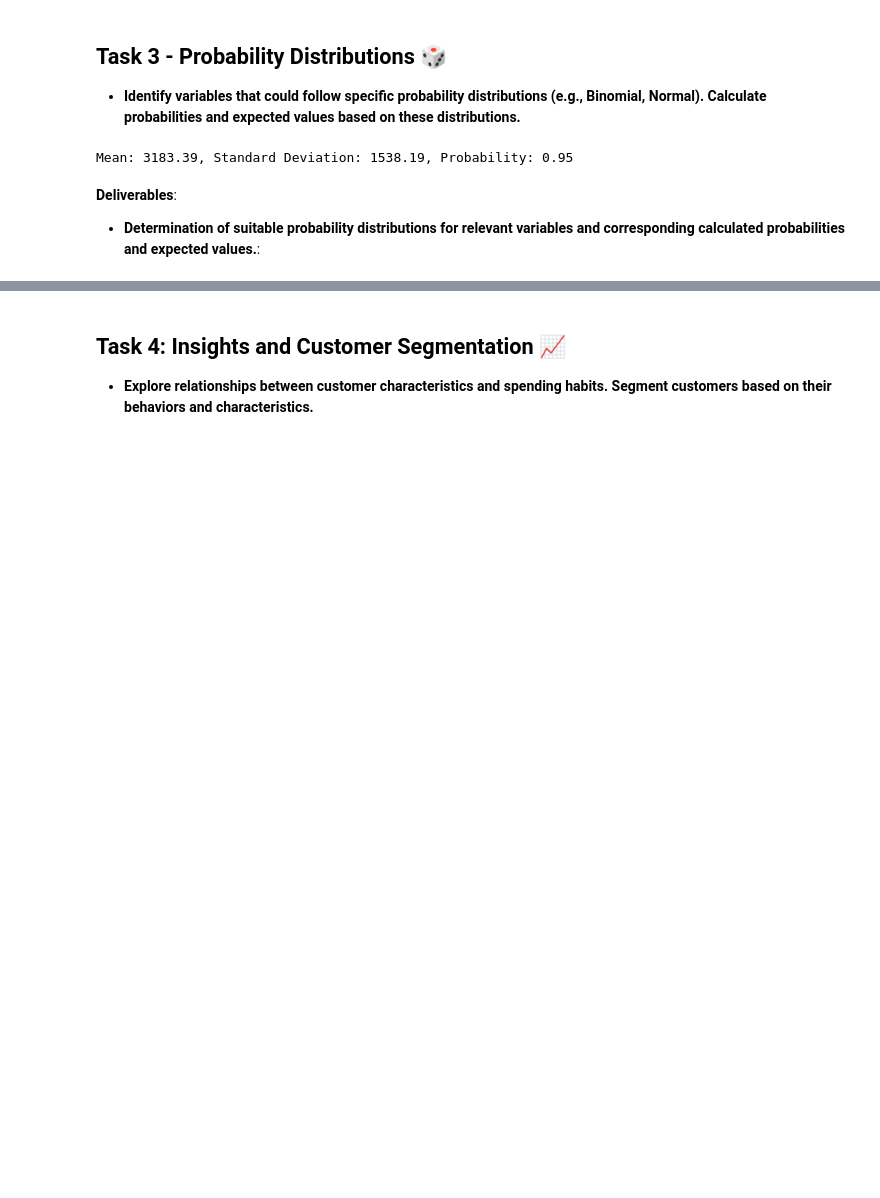
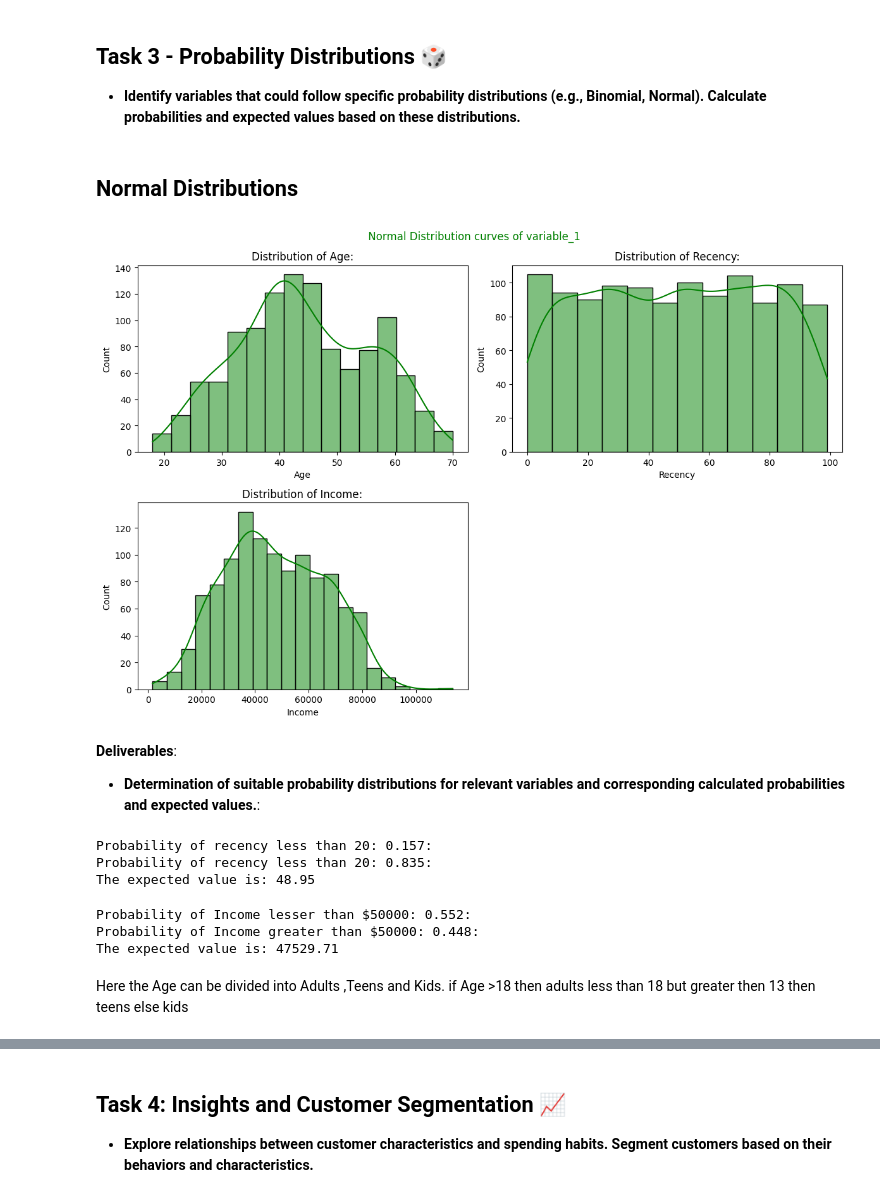
Before and after one commit to Tilak46-R/-Customer-Purchase-Behavior-Analysis-using-Descriptive-Statistics, a Jupyter notebook: Tilak_Assignment_of_Applied_Statistics_Project.ipynb, the cells around one changed output, grey strips where cells are left out. Cells and saved outputs as stored; diff of their text form; code cells hidden in the pictures; blank space fills up the shorter version.

```diff
--- a/Tilak_Assignment_of_Applied_Statistics_Project.ipynb
+++ b/Tilak_Assignment_of_Applied_Statistics_Project.ipynb
@@ -575,16 +552,30 @@ dtype: float64
 ## Task 3 - Probability Distributions 🎲
 
 - **Identify variables that could follow specific probability distributions (e.g., Binomial, Normal). Calculate probabilities and expected values based on these distributions.**
-# %%
-import numpy as np
-import scipy.stats as stats
-
-mean_value = new_data.mean().mean()
-std = new_data.std().mean()
-prob = stats.norm.cdf(2) - stats.norm.cdf(-2)
-print(f"Mean: {mean_value:.2f}, Standard Deviation: {std:.2f}, Probability: {prob:.2f}")
-# %% [output]
-Mean: 3183.39, Standard Deviation: 1538.19, Probability: 0.95
+# %% [markdown]
+## **Normal Distributions**
+# %%
+import numpy as np
+import scipy.stats as stats
+
+variable_1 = ['Age','Recency','Income']
+
+fig, axes = plt.subplots(nrows = 2, ncols = 2, figsize = (12,8))
+fig.suptitle(" Normal Distribution curves of variable_1", y = 0.98, color = 'g')
+
+axes = axes.flatten()
+
+for i , var in enumerate(variable_1):
+  sns.histplot(new_df[var], kde = True, ax = axes[i], color = 'green')
+  axes[i].set_title(f'Distribution of {var}:')
+
+for i in range(len(variable_1), len(axes)):
+  fig.delaxes(axes[i])
+
+plt.tight_layout()
+plt.show()
+# %% [output]
+[figure, added]
 # %% [markdown]
 **Deliverables**:
 
@@ -591,0 +588,41 @@ Mean: 3183.39, Standard Deviation: 1538.19, Probability: 0.95
+# %%
+mean_recency = np.mean(new_df['Recency'])
+std_recency = np.std(new_df['Recency'])
+
+prob_less_than_20 = norm.cdf(20, loc = mean_recency, scale = std_recency)
+prob_greater_than_20 = 1 - norm.cdf(21, loc = mean_recency, scale = std_recency)
+
+print(f"Probability of recency less than 20: {prob_less_than_20:.3f}:")
+print(f"Probability of recency less than 20: {prob_greater_than_20:.3f}:")
+
+
+#expected value
+
+expected_value = mean_recency
+print(f"The expected value is: {expected_value:.2f}")
+# %% [output]
+Probability of recency less than 20: 0.157:
+Probability of recency less than 20: 0.835:
+The expected value is: 48.95
+# %%
+#Let us calculate for income now:
+
+mean_Income = np.mean(new_df['Income'])
+std_Income = np.std(new_df['Income'])
+
+prob_less_than_50000 = norm.cdf(50000, loc = mean_Income, scale = std_Income)
+prob_greater_than_50000 = 1 - norm.cdf(50001, loc = mean_Income, scale = std_Income)
+
+print(f"Probability of Income lesser than $50000: {prob_less_than_50000:.3f}:")
+print(f"Probability of Income greater than $50000: {prob_greater_than_50000:.3f}:")
+
+#expected value
+
+expected_value = mean_Income
+print(f"The expected value is: {expected_value:.2f}")
+# %% [output]
+Probability of Income lesser than $50000: 0.552:
+Probability of Income greater than $50000: 0.448:
+The expected value is: 47529.71
+# %% [markdown]
+Here the Age can be  divided into Adults ,Teens and Kids. if Age >18 then adults less than 18 but greater then 13 then teens else kids
```
Also changed, not shown: parts of 18 cells of this notebook.
